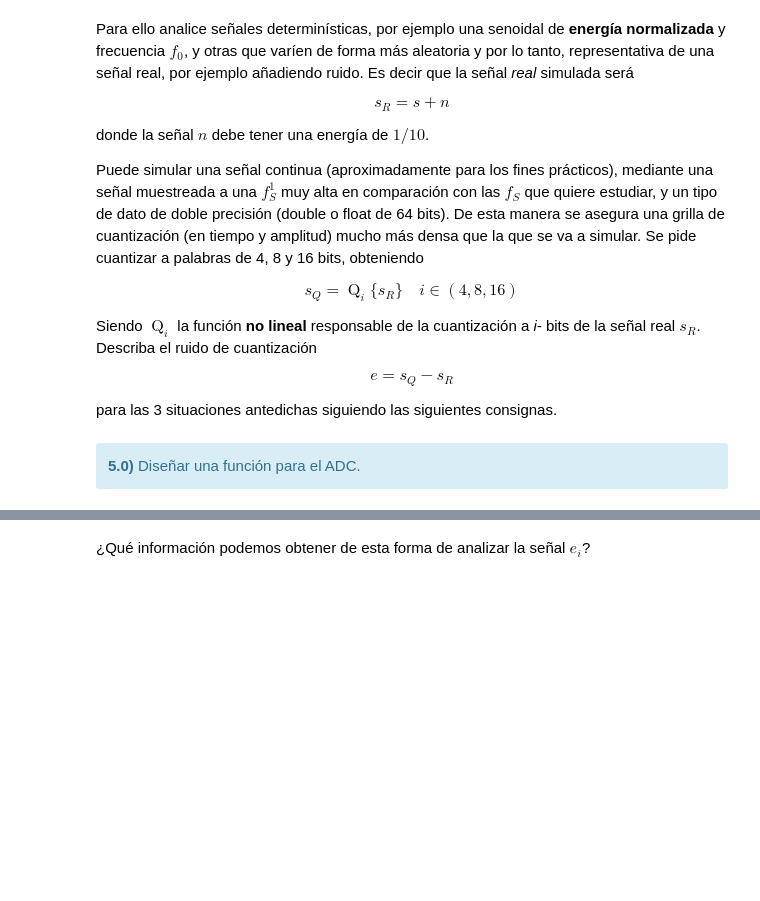
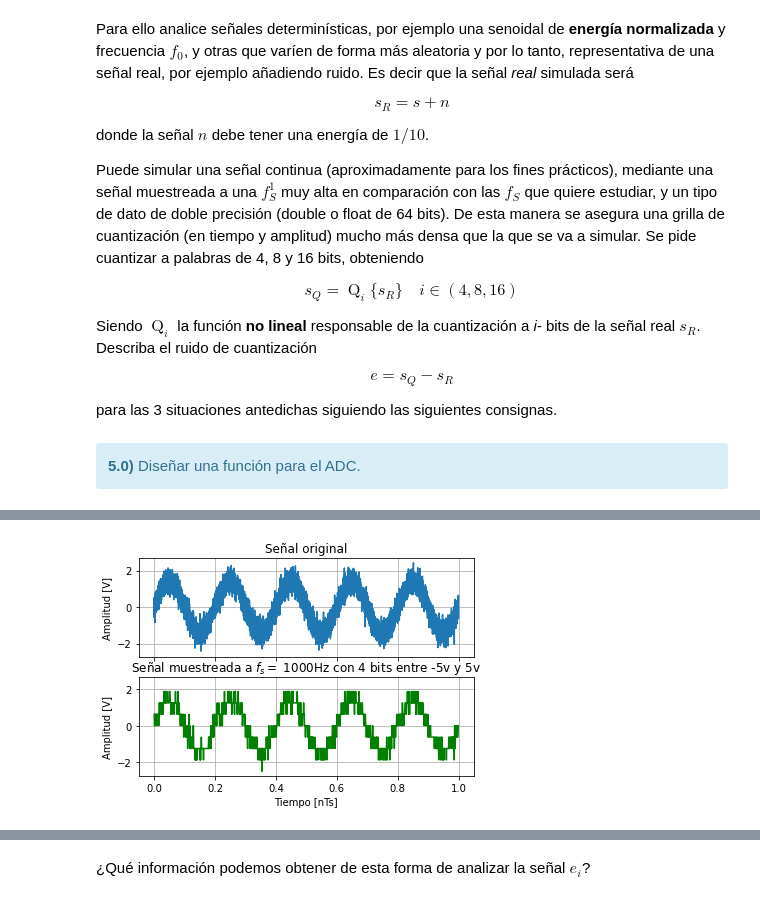
Before and after one commit to lucasliano/PDS_lliano, a Jupyter notebook: TPS/TP1/TP1 - Muestreo de señales - Forurier.ipynb, the cells around one changed output, grey strips where cells are left out. Drawn from its saved outputs; the diff is of its cells as text; code cells hidden in the pictures; blank space fills up the shorter version.

```diff
--- a/TPS/TP1/TP1 - Muestreo de señales - Forurier.ipynb
+++ b/TPS/TP1/TP1 - Muestreo de señales - Forurier.ipynb
@@ -1898,2 +1960,9 @@ Diseñar una función para el ADC.
+# %%
+##############
+# Tu función #
+##############
+def myto_db(f):
+    fdb = 20 * np.log10(f)
+    return fdb
 # %% [markdown]
 <div class="alert alert-block alert-info">
@@ -1936,0 +1975,90 @@ HTML(df.to_html())
+# %%
+#######################################
+# Tu simulación que genere resultados #
+#######################################
+# Inicio resultados
+tus_resultados = [ ['$\sum_{f=0}^{f_S/2} \lvert S_R(f) \rvert ^2$', '$\sum_{f=0}^{f_S/2} \lvert S_Q(f) \rvert ^2$', '$\sum_{f=0}^{f_S/2} \lvert e(f) \rvert ^2$' ],
+                   ['',                                             '',                                             ''                              ],
+                 ]
+
+# Variables externas
+N1 = int(1e4)
+fs1 = int(1e4)
+
+# Variables del ADC
+nbits = (4,8,16)
+pVref = 5
+nVref = -5
+fsADC = int(1e3)
+
+# Relacionado a señales
+W = fs1/N1
+fo = 5
+A = np.sqrt(2)          # Esto tiene potencia unitaria.
+sigma = np.sqrt(1/10)   # Esto tiene potencia sigma^2 = 1/10
+
+# Comienza procesamiento de datos
+t,f = mySignalGenerator ('sin',(fo, A), fs1, N1, (0, 0))
+n = np.random.normal(0, sigma, N1)
+gaussianNoiseCorrelation = np.correlate(n, n, 'same') * (1/N1)   # Normalizo
+fr = f + n
+
+# Comienza el proceso de muestreo
+for each in nbits:
+    tsampled, fsampled , Qi = myADC(fr,t ,fsADC, each, pVref, nVref)
+    NADC = np.size(tsampled)
+    quantizationNoiseCorrelation = np.correlate(Qi, Qi, 'same') * (1/NADC) # Normalizo
+    k, Fk, kk, Fkk = mi_analizador(Qi, NADC, escala='a')
+    W = fsADC/NADC
+    #%% Plotting
+
+    fig, axs = plt.subplots(2,1,True,True)
+    axs[0].grid()
+    axs[1].grid()
+
+    axs[0].plot(t,fr)
+    #axs[0].set_xlabel('Tiempo [nTs]')
+    axs[0].set_ylabel('Amplitud [V]')
+    axs[0].set_title("Señal original")
+
+    axs[1].plot(tsampled,fsampled, color = 'g')
+    axs[1].set_xlabel('Tiempo [nTs]')
+    axs[1].set_ylabel('Amplitud [V]')
+    axs[1].set_title("Señal muestreada a $f_s =$ " + str(fsADC) +"Hz con " + str(each) + " bits entre " + str(nVref) + "v y " + str(pVref) +"v")
+
+    fig, axs = plt.subplots(1)
+    axs.plot(tsampled, Qi)
+    axs.set_xlabel('Tiempo [s]')
+    axs.set_ylabel('Amplitud [v]')
+    axs.set_title("$Q_i(t)$ con " + str(each) + " bits")
+    axs.grid()
+
+    fig, axs = plt.subplots(1)
+    axs.hist(Qi)
+    axs.set_xlabel('Valor redondeado')
+    axs.set_ylabel('Ocurrencias')
+    axs.set_title("Histograma del ruido de cuantización con " + str(each) + " bits")
+
+    fig, axs = plt.subplots(1)
+    axs.plot(kk* W, myto_db(np.abs(Fkk)))
+    axs.set_xlabel('Frecuencia [k*W]')
+    axs.set_ylabel('Amplitud [dB]')
+    axs.set_title("Módulo del espectro de $Q_i$ con " + str(each) + " bits")
+    axs.grid()
+
+    tus_resultados.append([ (np.mean((fr)**2)          ),
+                            (np.mean((fsampled)**2)    ),
+                            (np.mean(Qi**2)            )
+                      ])
+
+
+
+df = DataFrame(tus_resultados, columns=['Energía total', 'Energía total Q', 'Energía total $e$'],
+               index=['$f_0$ \ expr. matemática',
+                      '',
+                      '4 bits',
+                      '8 bits',
+                      '16 bits'
+                      ])
+HTML(df.to_html())
+# %% [output]
@@ -1936,0 +2071 @@ HTML(df.to_html())
+[figure, added]
```
Also changed, not shown: parts of 12 cells of this notebook, 15 other files.
